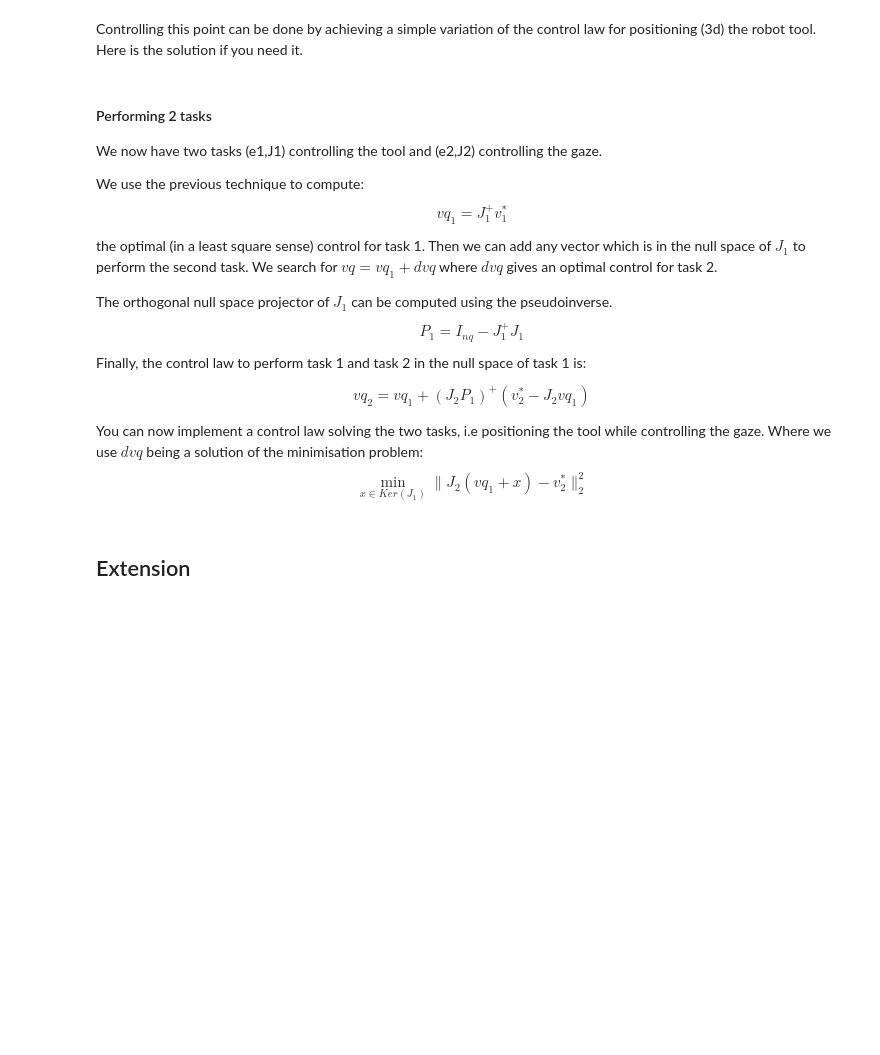
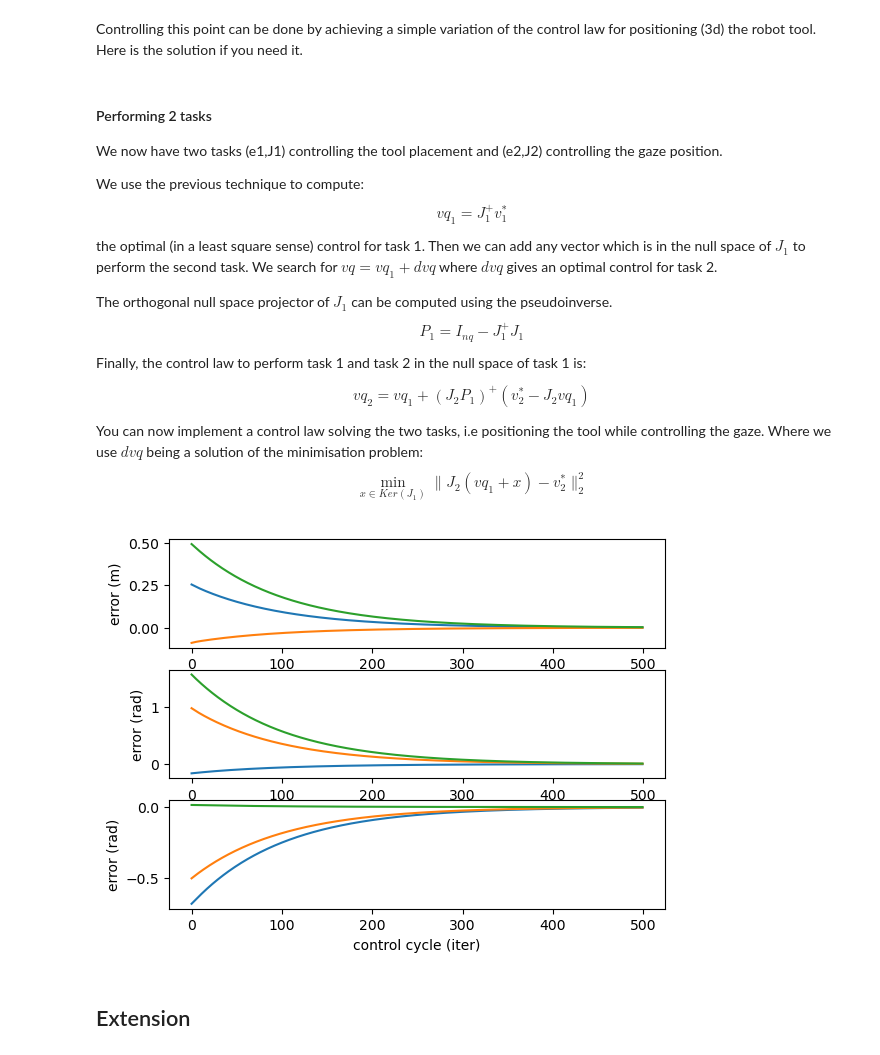
Before and after one commit to ymontmarin/tps_robotic_ens_2022, a Jupyter notebook: 3_invkine.ipynb, the cells around one changed output. Drawn from its saved outputs; the diff is of its cells as text; code cells hidden in the pictures; blank space fills up the shorter version.

```diff
--- a/3_invkine.ipynb
+++ b/3_invkine.ipynb
@@ -388,7 +415,7 @@ Controlling this point can be done by achieving a simple variation of the contro
 q = q0.copy()
 herr = [] # Log the value of the error between gaze and ball.
 # Loop on an inverse kinematics for 200 iterations.
-for i in range(200):  # Integrate over 2 second of robot life
+for i in range(500):  # Integrate over 2 second of robot life
 
     # Run the algorithms that outputs values in robot.data
     pin.framesForwardKinematics(robot.model,robot.data,q)
@@ -413,7 +440,7 @@ for i in range(200):  # Integrate over 2 second of robot life
 # %% [markdown]
 #### Performing 2 tasks
 
-We now have two tasks (e1,J1) controlling the tool and (e2,J2) controlling the gaze.
+We now have two tasks (e1,J1) controlling the tool placement and (e2,J2) controlling the gaze position.
 
 We use the previous technique to compute:
 $$vq_1 = J_1^+ v_1^*$$
@@ -433,31 +464,47 @@ q = q0.copy()
 herr = [] # Log the value of the error between tool and goal.
 herr2 = [] # Log the value of the error between gaze and ball.
 # Loop on an inverse kinematics for 200 iterations.
-for i in range(200):  # Integrate over 2 second of robot life
+for i in range(500):  # Integrate over 2 second of robot life
 
+    # Run the algorithms that outputs values in robot.data
     pin.framesForwardKinematics(robot.model,robot.data,q)
     pin.computeJointJacobians(robot.model,robot.data,q)
+
+    # Tool task
+    oMtool = robot.data.oMf[IDX_TOOL]
+    tool_Jtool = pin.computeFrameJacobian(robot.model,robot.data,q,IDX_TOOL,pin.LOCAL)
+    tool_nu = pin.log(oMtool.inverse()*oMgoal).vector
 
     # Gaze task
     oMgaze = robot.data.oMf[IDX_GAZE]
     o_Jgaze3 = pin.computeFrameJacobian(robot.model, robot.data, q, IDX_GAZE,pin.LOCAL_WORLD_ALIGNED)[:3,:]
     o_GazeBall = oMgaze.translation-ball
 
-    # Tool task
-    oMtool = robot.data.oMf[IDX_TOOL]
-    o_Jtool3 = pin.computeFrameJacobian(robot.model,robot.data,q,IDX_TOOL,pin.LOCAL_WORLD_ALIGNED)[:3,:]
-    o_TG = oMtool.translation-oMgoal.translation
-
-    vq = -pinv(o_Jtool3) @ o_TG
-    Ptool = np.eye(robot.nv)-pinv(o_Jtool3) @ o_Jtool3
+    vq = pinv(tool_Jtool) @ tool_nu
+    Ptool = np.eye(robot.nv)-pinv(tool_Jtool) @ tool_Jtool
     vq += pinv(o_Jgaze3 @ Ptool) @ (-o_GazeBall - o_Jgaze3 @ vq)
 
     q = pin.integrate(robot.model,q, vq * DT)
     viz.display(q)
     time.sleep(1e-3)
 
-    herr.append(o_TG)
+    herr.append(tool_nu)
     herr2.append(o_GazeBall)
+# %%
+plt.subplot(311)
+plt.plot([ e[:3] for e in herr])
+plt.xlabel('control cycle (iter)')
+plt.ylabel('error (m)')
+plt.subplot(312)
+plt.plot([ e[3:] for e in herr])
+plt.xlabel('control cycle (iter)')
+plt.ylabel('error (rad)');
+plt.subplot(313)
+plt.plot([ e for e in herr2])
+plt.xlabel('control cycle (iter)')
+plt.ylabel('error (rad)');
+# %% [output]
+[figure, added]
 # %% [markdown]
 ## Extension
 # %% [markdown]
```
Also changed, not shown: parts of 16 cells of this notebook, 10 other files.
